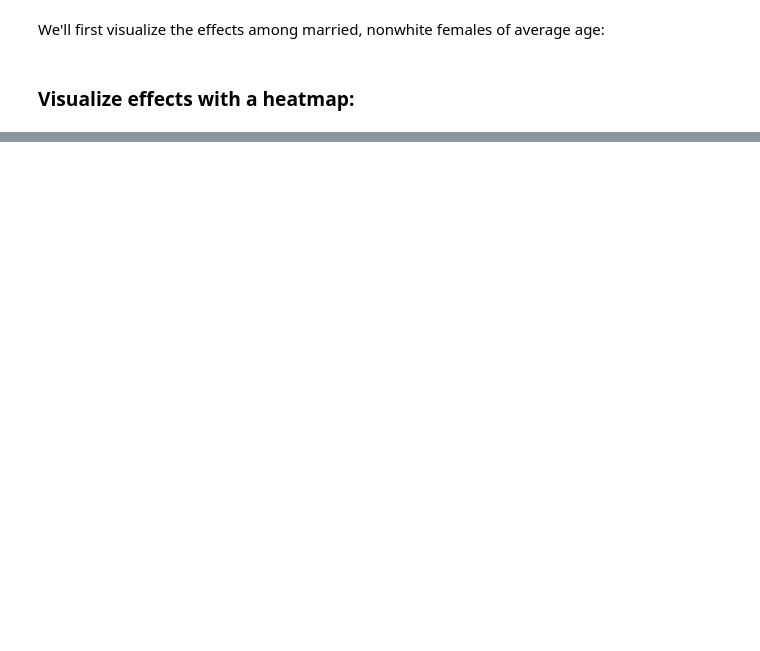
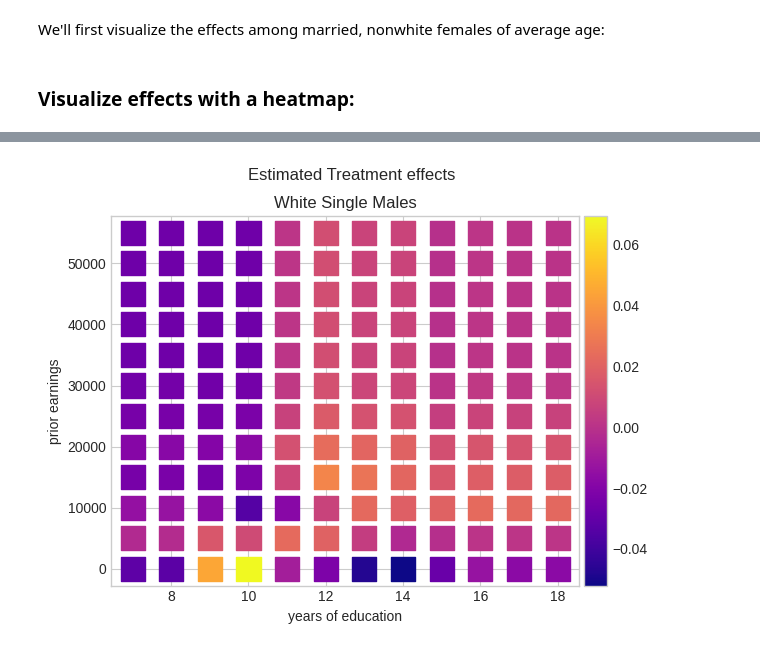
Before and after one commit to brighamfrandsen/econ484, a Jupyter notebook: examples/datasciencepanel.ipynb, the cells around one changed output, grey strips where cells are left out. Drawn from its saved outputs; the diff is of its cells as text; code cells hidden in the pictures; blank space fills up the shorter version.

Commit message:
added extra heatmap

```diff
--- a/examples/datasciencepanel.ipynb
+++ b/examples/datasciencepanel.ipynb
@@ -217,0 +218,26 @@ plt.show()
+# %%
+grid["age"] = data["age"].values.mean()  # set age to the average
+grid["female"] = 0  # set female = 0
+grid["nonwhite"] = 0  # set nonwhite = 0
+grid["married"] = 0  # set married = 0
+# need to re-order the columns to match x:
+grid=grid[x.columns]
+gridfx = rcf.effect(grid)
+fig = plt.figure()
+ax = plt.subplot()
+main = ax.scatter(
+    grid["educ"], grid["priorearn"], c=gridfx, cmap="plasma", marker="s", s=300
+)
+plt.suptitle("Estimated Treatment effects")
+plt.title("White Single Males")
+plt.xlabel("years of education")
+plt.ylabel("prior earnings")
+
+# create an Axes on the right side of ax. The width of cax will be 5%
+# of ax and the padding between cax and ax will be fixed at 0.05 inch.
+divider = make_axes_locatable(ax)
+cax = divider.append_axes("right", size="5%", pad=0.05)
+plt.colorbar(main, cax=cax)
+plt.show()
+# %% [output]
+[figure, added]
```
Also changed, not shown: parts of 6 cells of this notebook.
